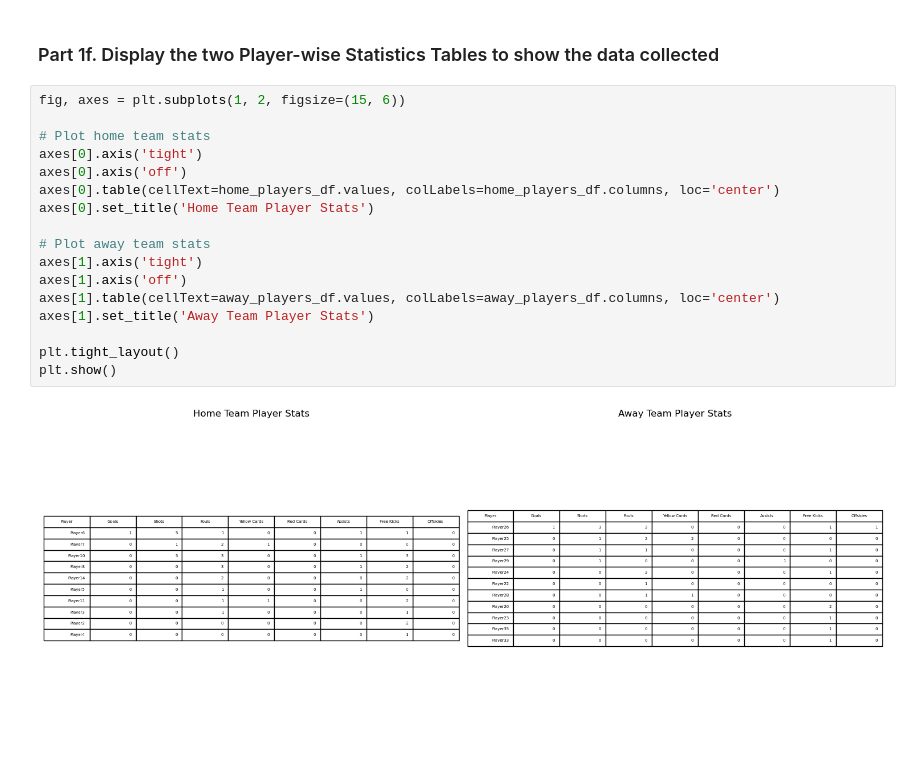
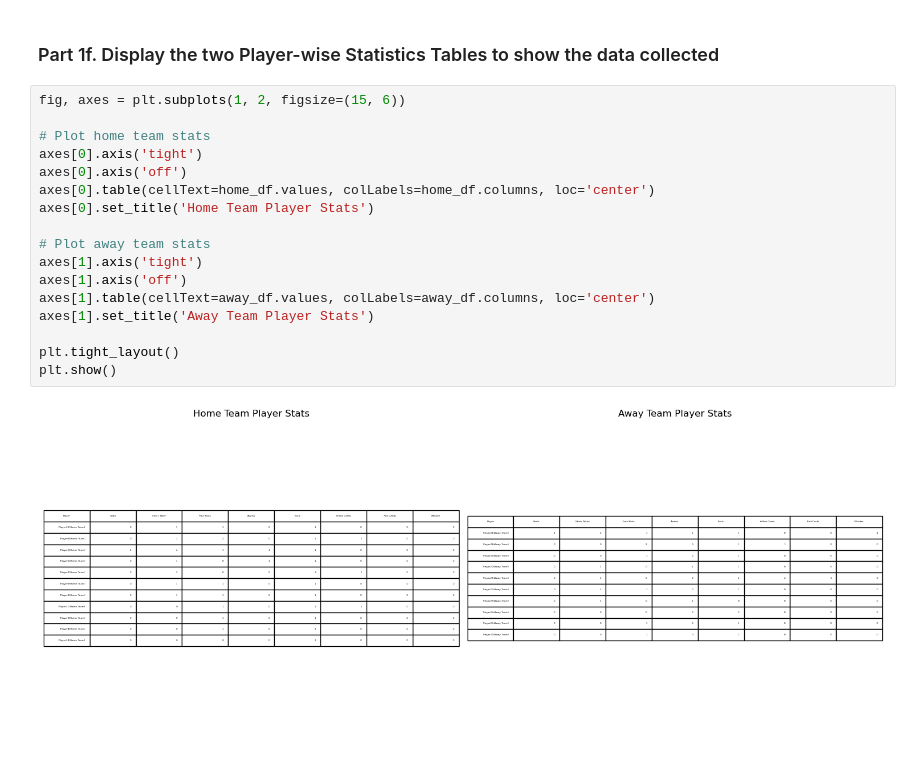
Before and after one commit to rishabhbaral-asu/SportsBench, a Jupyter notebook: LiveSum.ipynb, the cells around one changed output. Cells and saved outputs as stored; diff of their text form.

```diff
--- a/LiveSum.ipynb
+++ b/LiveSum.ipynb
@@ -274,19 +324,19 @@ display(table_df)
 # %%
 fig, axes = plt.subplots(1, 2, figsize=(15, 6))
 
 # Plot home team stats
 axes[0].axis('tight')
 axes[0].axis('off')
-axes[0].table(cellText=home_players_df.values, colLabels=home_players_df.columns, loc='center')
+axes[0].table(cellText=home_df.values, colLabels=home_df.columns, loc='center')
 axes[0].set_title('Home Team Player Stats')
 
 # Plot away team stats
 axes[1].axis('tight')
 axes[1].axis('off')
-axes[1].table(cellText=away_players_df.values, colLabels=away_players_df.columns, loc='center')
+axes[1].table(cellText=away_df.values, colLabels=away_df.columns, loc='center')
 axes[1].set_title('Away Team Player Stats')
 
 plt.tight_layout()
 plt.show()
 # %% [output]
-[figure, old version]
+[figure, new version]
```
Also changed, not shown: parts of 15 cells of this notebook.
